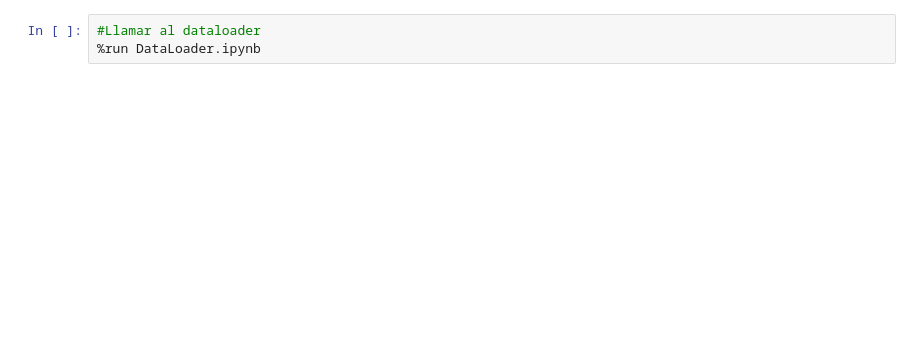
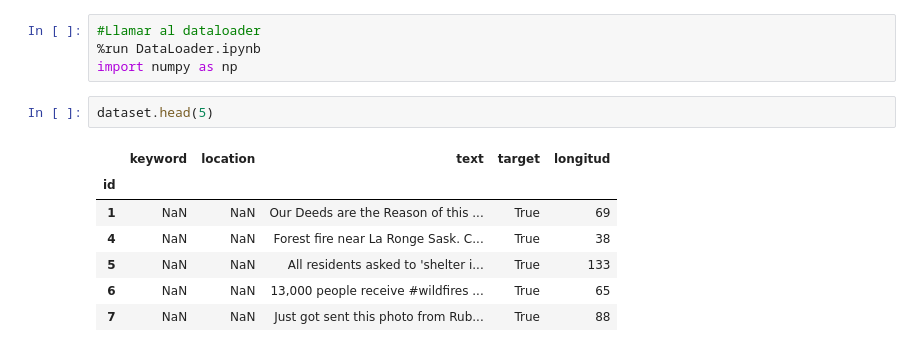
Before and after one commit to tporganizaciondedatos1c2020/TP1, a Jupyter notebook: AnalisisDeTweetsPorLongitudyVeracidad.ipynb, the cells around one changed output. Drawn from its saved outputs; the diff is of its cells as text; blank space fills up the shorter version.

```diff
--- a/AnalisisDeTweetsPorLongitudyVeracidad.ipynb
+++ b/AnalisisDeTweetsPorLongitudyVeracidad.ipynb
@@ -1,3 +1,14 @@
 # %%
 #Llamar al dataloader
 %run DataLoader.ipynb
+import numpy as np
+# %%
+dataset.head(5)
+# %% [output]
+|  | keyword | location | text | target | longitud |
+| id |  |  |  |  |  |
+| 1 | NaN | NaN | Our Deeds are the Reason of this ... | True | 69 |
+| 4 | NaN | NaN | Forest fire near La Ronge Sask. C... | True | 38 |
+| 5 | NaN | NaN | All residents asked to 'shelter i... | True | 133 |
+| 6 | NaN | NaN | 13,000 people receive #wildfires ... | True | 65 |
+| 7 | NaN | NaN | Just got sent this photo from Rub... | True | 88 |
```
Also changed, not shown: parts of 4 cells of this notebook, 4 other files.
